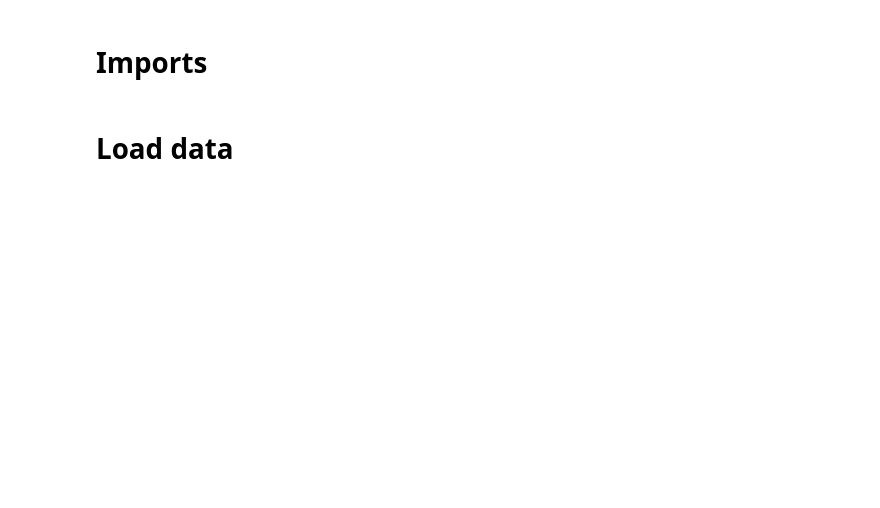
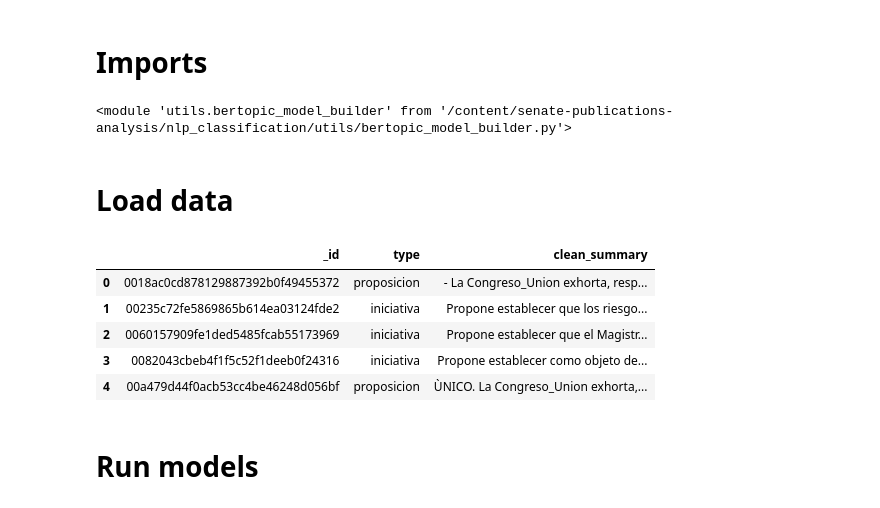
Before and after one commit to andreamarin/senate-publications-analysis, a Jupyter notebook: bertopic_modeling.ipynb, the cells around one changed output. Saved outputs shown, nothing was run; the diff lists cells and outputs as text; code cells hidden in the pictures; blank space fills up the shorter version.

Commit message:
run bertopic for senate

```diff
--- a/bertopic_modeling.ipynb
+++ b/bertopic_modeling.ipynb
@@ -42,10 +119,24 @@ from utils import BerTopicModelBuilder, BerTopicEvaluator, EmbeddingConfig, UMAP
+# %%
+
+importlib.reload(model_builder)
+# %% [output]
+<module 'utils.bertopic_model_builder' from '/content/senate-publications-analysis/nlp_classification/utils/bertopic_model_builder.py'>
 # %% [markdown]
 # Load data
 # %%
 conn = db.connect_mongo_db("senate-publication")
 # %%
 publications_cursor = conn.unique_publications.find(
-    projection=["clean_summary", "clean_state_summary", "type", "processed_text"]
+    projection=["clean_summary", "type"]
   )
 publications_df = pd.DataFrame(publications_cursor)
 publications_df.head()
+# %% [output]
+|  | _id | type | clean_summary |
+| 0 | 0018ac0cd878129887392b0f49455372 | proposicion | - La Congreso_Union exhorta, resp... |
+| 1 | 00235c72fe5869865b614ea03124fde2 | iniciativa | Propone establecer que los riesgo... |
+| 2 | 0060157909fe1ded5485fcab55173969 | iniciativa | Propone establecer que el Magistr... |
+| 3 | 0082043cbeb4f1f5c52f1deeb0f24316 | iniciativa | Propone establecer como objeto de... |
+| 4 | 00a479d44f0acb53cc4be46248d056bf | proposicion | ÙNICO. La Congreso_Union exhorta,... |
+# %% [markdown]
+# Run models
```
Also changed, not shown: parts of 16 cells of this notebook.
